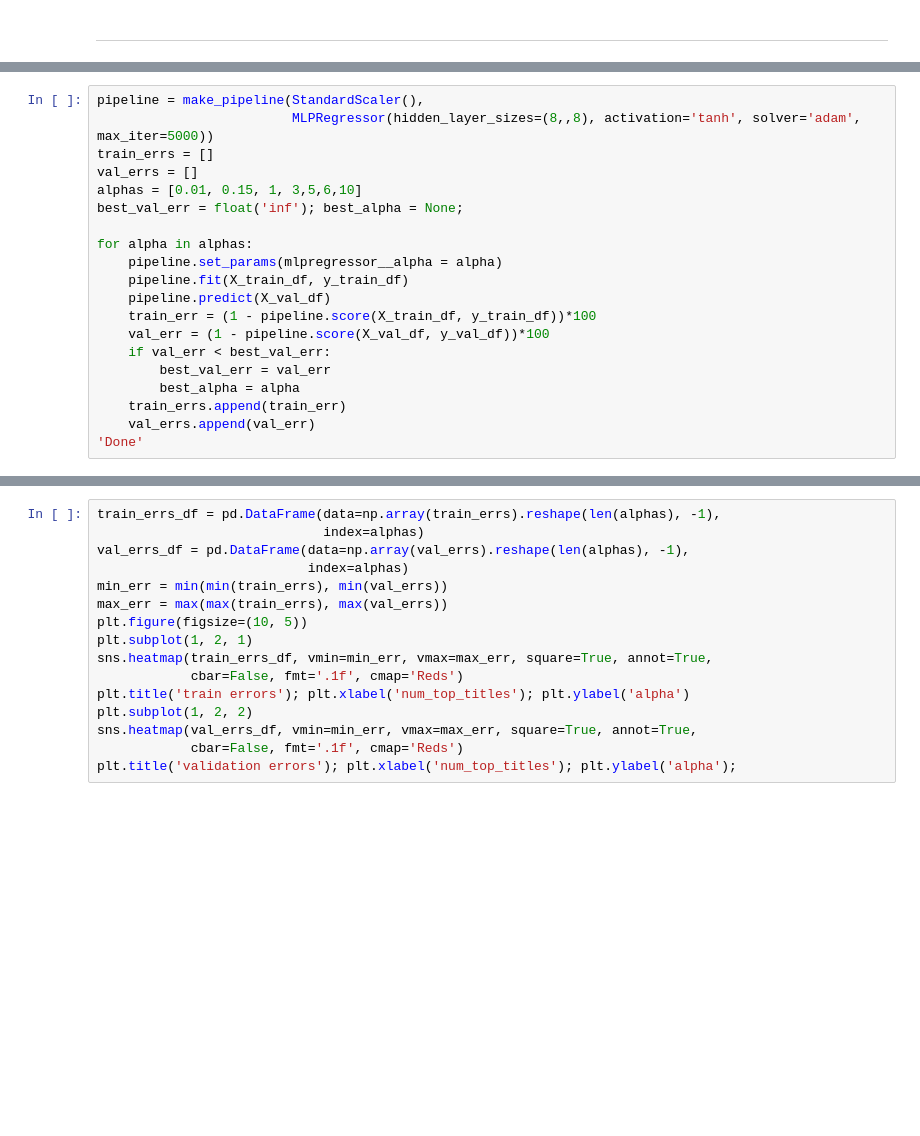
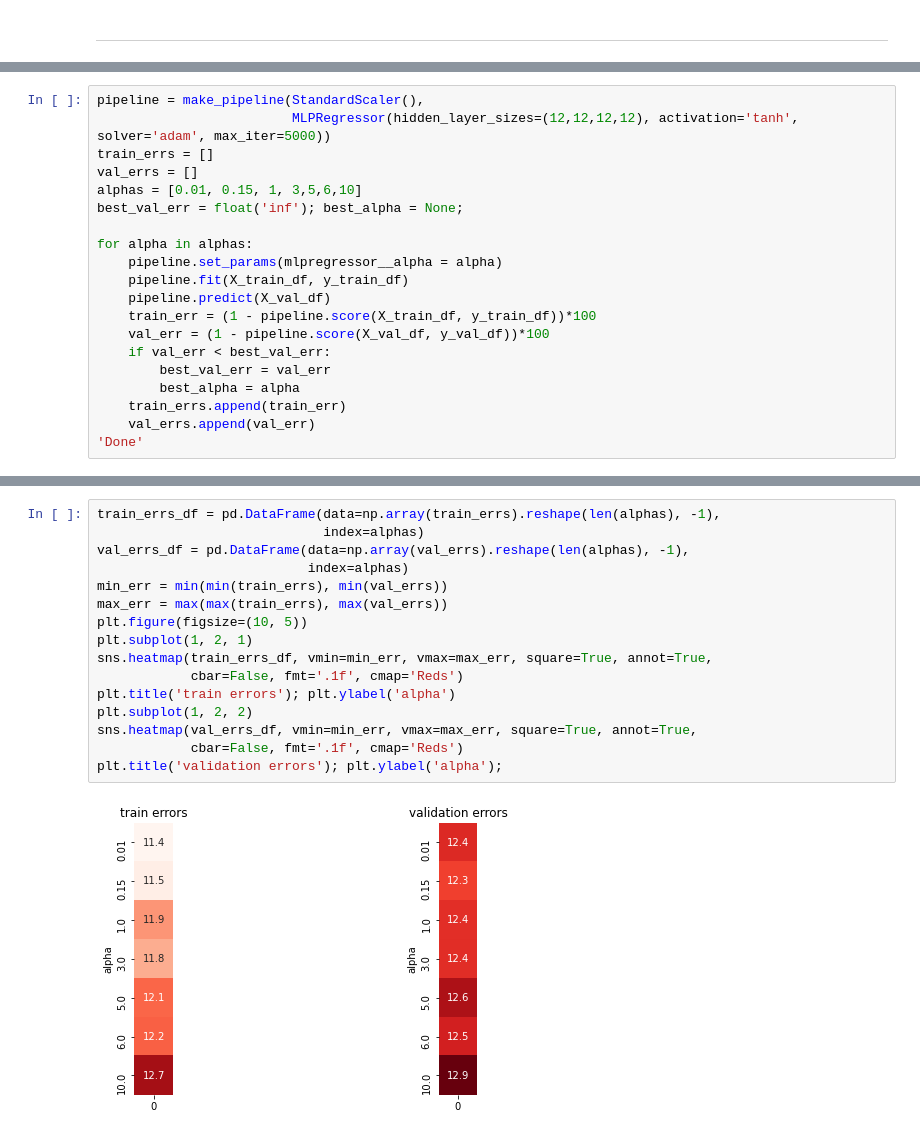
Before and after one commit to vietsub00/NMKHDL_DACK, a Jupyter notebook: Weather_predict.ipynb, the cells around one changed output, grey strips where cells are left out. Drawn from its saved outputs; the diff is of its cells as text; blank space fills up the shorter version.

```diff
--- a/Weather_predict.ipynb
+++ b/Weather_predict.ipynb
@@ -112,6 +193,6 @@ print(y_train_df.shape)
 # %%
 pipeline = make_pipeline(StandardScaler(),
-                         MLPRegressor(hidden_layer_sizes=(8,,8), activation='tanh', solver='adam', max_iter=5000))
+                         MLPRegressor(hidden_layer_sizes=(12,12,12,12), activation='tanh', solver='adam', max_iter=5000))
 train_errs = []
 val_errs = []
 alphas = [0.01, 0.15, 1, 3,5,6,10]
@@ -135,19 +223,21 @@ plt.plot(val_errs,color="yellow")
 # %%
 train_errs_df = pd.DataFrame(data=np.array(train_errs).reshape(len(alphas), -1),
                              index=alphas)
 val_errs_df = pd.DataFrame(data=np.array(val_errs).reshape(len(alphas), -1),
                            index=alphas)
 min_err = min(min(train_errs), min(val_errs))
 max_err = max(max(train_errs), max(val_errs))
 plt.figure(figsize=(10, 5))
 plt.subplot(1, 2, 1)
 sns.heatmap(train_errs_df, vmin=min_err, vmax=max_err, square=True, annot=True,
             cbar=False, fmt='.1f', cmap='Reds')
-plt.title('train errors'); plt.xlabel('num_top_titles'); plt.ylabel('alpha')
+plt.title('train errors'); plt.ylabel('alpha')
 plt.subplot(1, 2, 2)
 sns.heatmap(val_errs_df, vmin=min_err, vmax=max_err, square=True, annot=True,
             cbar=False, fmt='.1f', cmap='Reds')
-plt.title('validation errors'); plt.xlabel('num_top_titles'); plt.ylabel('alpha');
+plt.title('validation errors'); plt.ylabel('alpha');
+# %% [output]
+[figure, added]
 # %%
 pipeline.set_params(mlpregressor__alpha = best_alpha)
 pipeline.fit(X_train, y_train)
```
Also changed, not shown: parts of 22 cells of this notebook.
